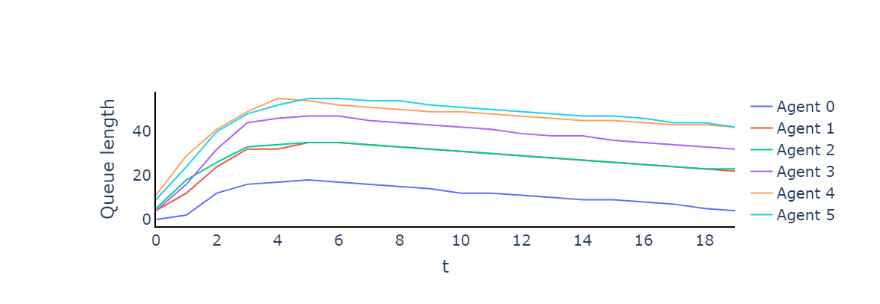
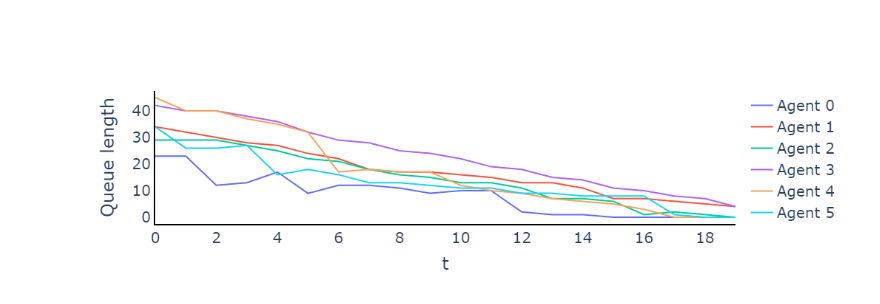
Before and after one commit to HelBorg/Load_Balancing_numpy, a Jupyter notebook: Untitled.ipynb, the cells around one changed output. Saved outputs shown, nothing was run; the diff lists cells and outputs as text; code cells hidden in the pictures.

```diff
--- a/Untitled.ipynb
+++ b/Untitled.ipynb
@@ -46,17 +140,28 @@ AttributeError: 'LbAlgorithm' object has no attribute 'b'
 # %%
 layout = go.Layout(plot_bgcolor='rgba(0,0,0,0)')
-fig = go.Figure(layout=layout)
+fig = make_subplots(rows=2, cols=1)
+
 for i in range(number_of_agents):
-    sequence = [j[i] for j in alg.sequence_2]
+    sequence = [j[i] for j in alg_lvp.sequence]
     fig.add_trace(go.Scatter(y=sequence,
                                          x=list(range(len(sequence))),
-                                         name=f"Agent {i}",
-                                         mode="lines"))
+                                         name=f"Agent {i} LVP",
+                                         mode="lines"),
+                 row=1, col=1)
+
+
+    sequence = [j[i] for j in alg_alvp.sequence]
+    fig.add_trace(go.Scatter(y=sequence,
+                                         x=list(range(len(sequence))),
+                                         name=f"Agent {i} ALVP",
+                                         mode="lines"),
+                 row=2, col=1)
 
 fig.update_layout(
     xaxis_title="t",
     yaxis_title="Queue length",
-    font = dict(size = 20)
+    font = dict(size = 20),
+    height=600,
 )
 fig.update_xaxes(showline=True, linewidth=2, linecolor='black', gridcolor='white')
 fig.update_yaxes(showline=True, linewidth=2, linecolor='black', gridcolor='white')
@@ -87,17 +231,0 @@ add_error(lvp_seq, "Agent", 6)
-# %%
-logging.basicConfig(filename=f'cache/loggs/_loggs_lvp.log', filemode='w', level=logging.INFO)
-number_of_agents = 6
-productivity = 10
-agents = [Agent(id, productivity, generate_tasks=False) for id in range(number_of_agents)]
-
-
-pars.params_dict = {
-    "L": 7.1,
-    "mu": 0.9,
-    "h": 0.2,
-    "eta": 0.8,
-    "gamma": [[0.07, 0.09, 0.11][0]],
-    "alpha": [0.07, 0.09, 0.11][1]
-}
-alg_alvp = LbAl(agents=agents, params=pars)
-alg_alvp.run(num_steps=20, accelerate=True)
@@ -125,20 +232,20 @@ Step 19 is completed
 # %%
 layout = go.Layout(plot_bgcolor='rgba(0,0,0,0)')
 fig = go.Figure(layout=layout)
 for i in range(number_of_agents):
-    sequence = [j[i] for j in alg.sequence_2]
+    sequence = [j[i] for j in alg_alvp.sequence_2]
     fig.add_trace(go.Scatter(y=sequence,
                                          x=list(range(len(sequence))),
                                          name=f"Agent {i}",
                                          mode="lines"))
 
 fig.update_layout(
     xaxis_title="t",
     yaxis_title="Queue length",
     font = dict(size = 20)
 )
 fig.update_xaxes(showline=True, linewidth=2, linecolor='black', gridcolor='white')
 fig.update_yaxes(showline=True, linewidth=2, linecolor='black', gridcolor='white')
 fig.show()
 # %% [output]
-[figure, old version]
+[figure, new version]
```
Also changed, not shown: parts of 13 cells of this notebook, 9 other files.
